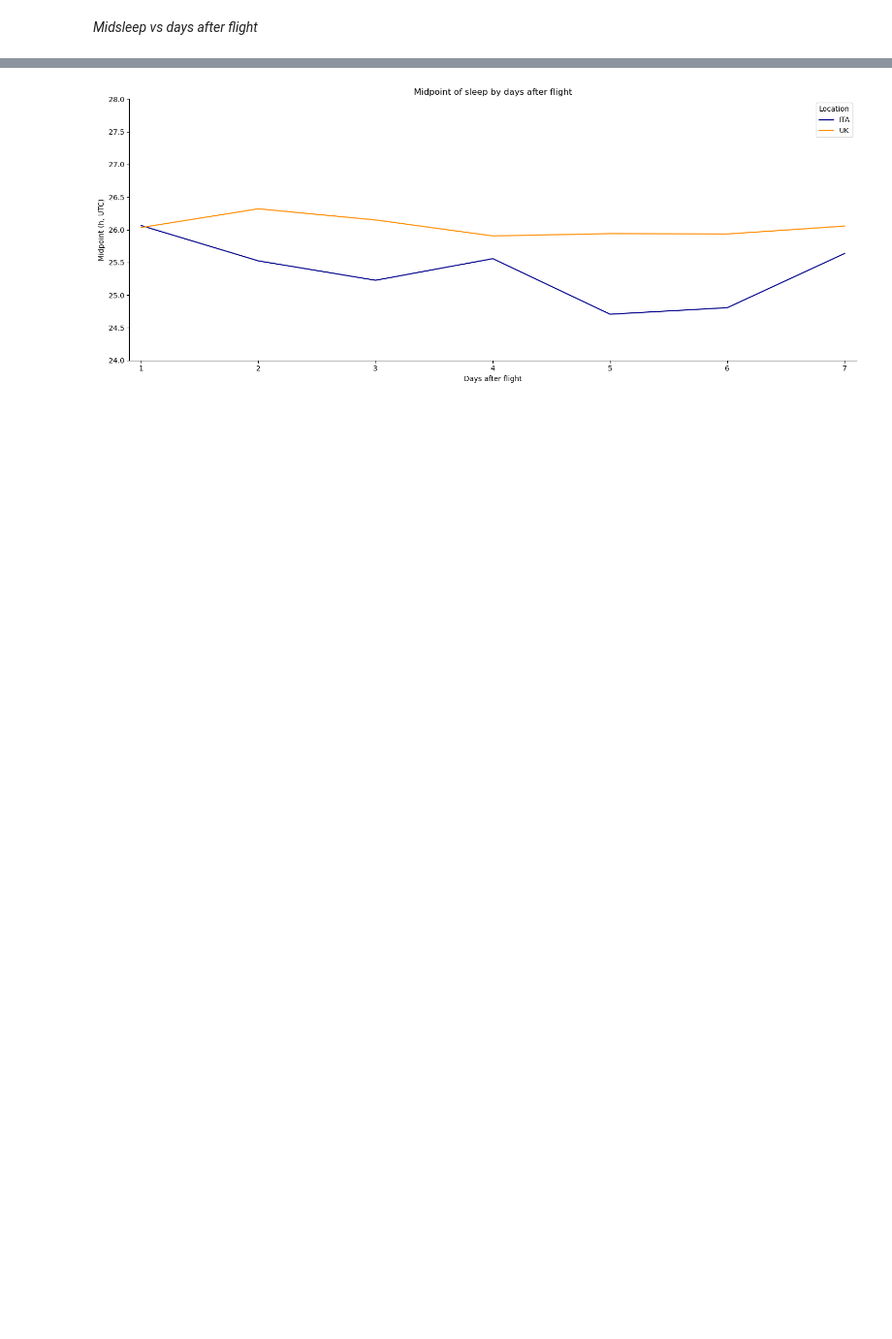
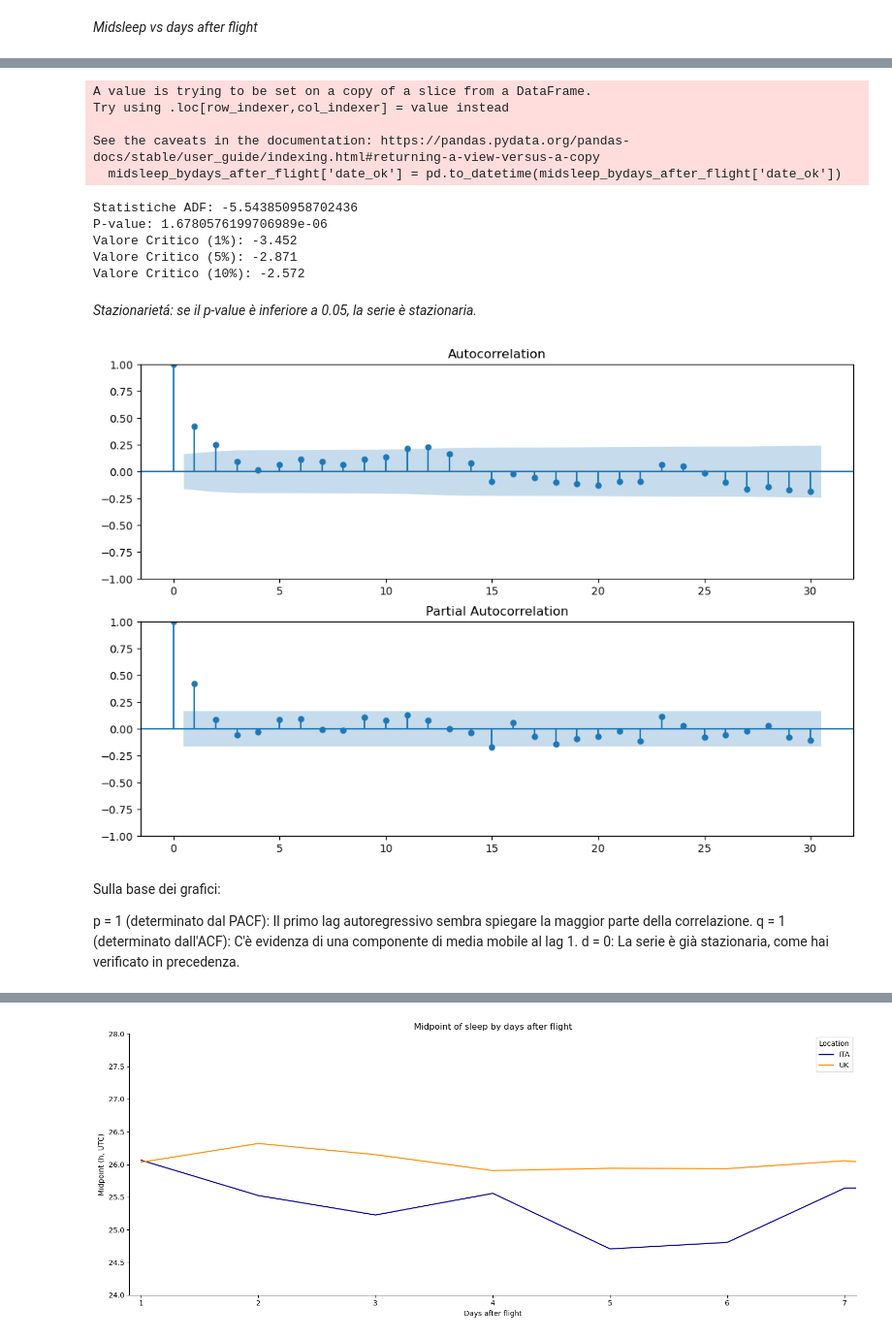
Before and after one commit to Gianluca-cnd/Case_report_uk_VS_ita, a Jupyter notebook: jetlag_UTC.ipynb, the cells around one changed output, grey strips where cells are left out. Shown at 97% size. Saved outputs shown, nothing was run; the diff lists cells and outputs as text; code cells hidden in the pictures; blank space fills up the shorter version.

```diff
--- a/jetlag_UTC.ipynb
+++ b/jetlag_UTC.ipynb
@@ -904,0 +843,38 @@ plt.show()
+# %%
+# Assicurati che la colonna 'date' sia in formato datetime e impostala come indice
+midsleep_bydays_after_flight['date_ok'] = pd.to_datetime(midsleep_bydays_after_flight['date_ok'])
+midsleep_bydays_after_flight.set_index('date_ok', inplace=True)
+# %% [output]
+A value is trying to be set on a copy of a slice from a DataFrame.
+Try using .loc[row_indexer,col_indexer] = value instead
+
+See the caveats in the documentation: https://pandas.pydata.org/pandas-docs/stable/user_guide/indexing.html#returning-a-view-versus-a-copy
+  midsleep_bydays_after_flight['date_ok'] = pd.to_datetime(midsleep_bydays_after_flight['date_ok'])
+# %%
+result = adfuller(midsleep_bydays_after_flight['midpoint_h_UTC'])
+print('Statistiche ADF:', result[0])
+print('P-value:', result[1])
+for key, value in result[4].items():
+    print('Valore Critico (%s): %.3f' % (key, value))
+# %% [output]
+Statistiche ADF: -5.543850958702436
+P-value: 1.6780576199706989e-06
+Valore Critico (1%): -3.452
+Valore Critico (5%): -2.871
+Valore Critico (10%): -2.572
+# %% [markdown]
+_Stazionarietá: se il p-value è inferiore a 0.05, la serie è stazionaria._
+# %%
+# Plot ACF e PACF
+fig, ax = plt.subplots(2, figsize=(12,8))
+plot_acf(midsleep_bydays_after_flight_uk['midpoint_h_UTC'], lags=30, ax=ax[0])
+plot_pacf(midsleep_bydays_after_flight_uk['midpoint_h_UTC'], lags=30, ax=ax[1])
+plt.show()
+# %% [output]
+[figure, added]
+# %% [markdown]
+Sulla base dei grafici:
+
+p = 1 (determinato dal PACF): Il primo lag autoregressivo sembra spiegare la maggior parte della correlazione.
+q = 1 (determinato dall'ACF): C'è evidenza di una componente di media mobile al lag 1.
+d = 0: La serie è già stazionaria, come hai verificato in precedenza.
```
Also changed, not shown: parts of 50 cells of this notebook, 1 other file.
